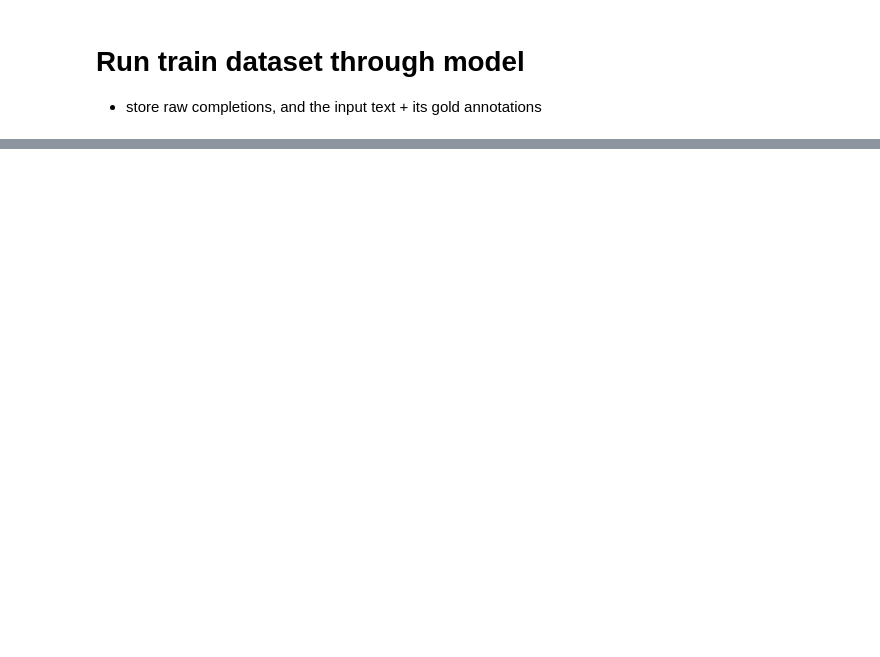
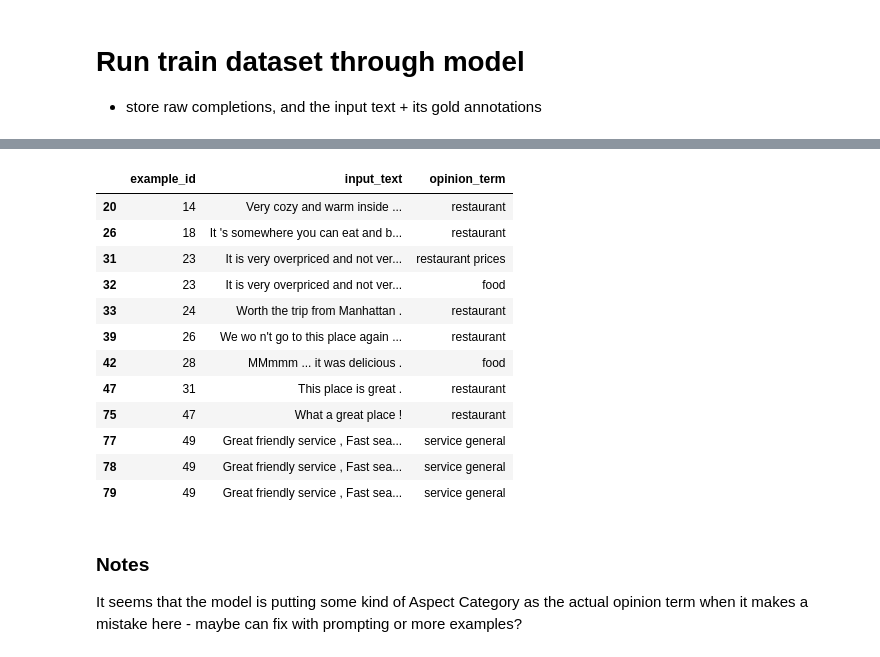
Before and after one commit to benjaminzwhite/kaggle-notebooks, a Jupyter notebook: absa-quad-with-phi3.ipynb, the cells around one changed output, grey strips where cells are left out. Drawn from its saved outputs; the diff is of its cells as text; code cells hidden in the pictures; blank space fills up the shorter version.

```diff
--- a/absa-quad-with-phi3.ipynb
+++ b/absa-quad-with-phi3.ipynb
@@ -401,0 +593,24 @@ which seems to have **lowercased GREAT to great**
+# %%
+# show where opinion term even after lowercasing does NOT appear in input text
+
+df.loc[
+    df["ot_lower_ok"] == False
+][["example_id", "input_text", "opinion_term"]]
+# %% [output]
+|  | example_id | input_text | opinion_term |
+| 20 | 14 | Very cozy and warm inside ... | restaurant |
+| 26 | 18 | It 's somewhere you can eat and b... | restaurant |
+| 31 | 23 | It is very overpriced and not ver... | restaurant prices |
+| 32 | 23 | It is very overpriced and not ver... | food |
+| 33 | 24 | Worth the trip from Manhattan . | restaurant |
+| 39 | 26 | We wo n't go to this place again ... | restaurant |
+| 42 | 28 | MMmmm ... it was delicious . | food |
+| 47 | 31 | This place is great . | restaurant |
+| 75 | 47 | What a great place ! | restaurant |
+| 77 | 49 | Great friendly service , Fast sea... | service general |
+| 78 | 49 | Great friendly service , Fast sea... | service general |
+| 79 | 49 | Great friendly service , Fast sea... | service general |
+# %% [markdown]
+### Notes
+
+It seems that the model is putting some kind of Aspect Category as the actual opinion term when it makes a mistake here - maybe can fix with prompting or more examples?
```
Also changed, not shown: parts of 35 cells of this notebook.
